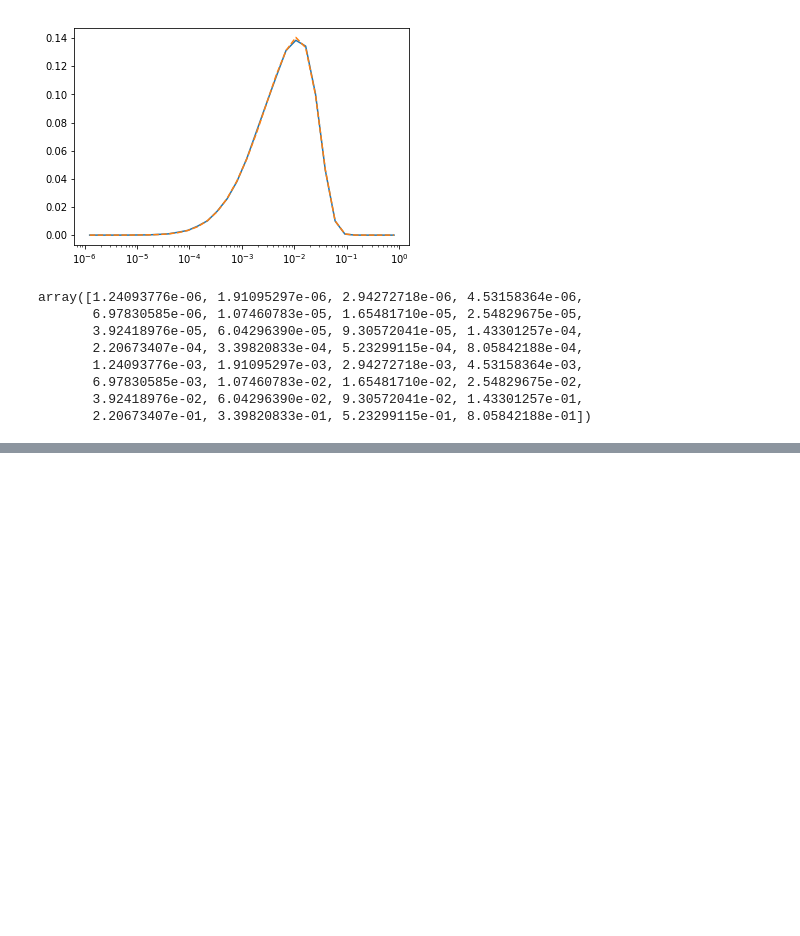
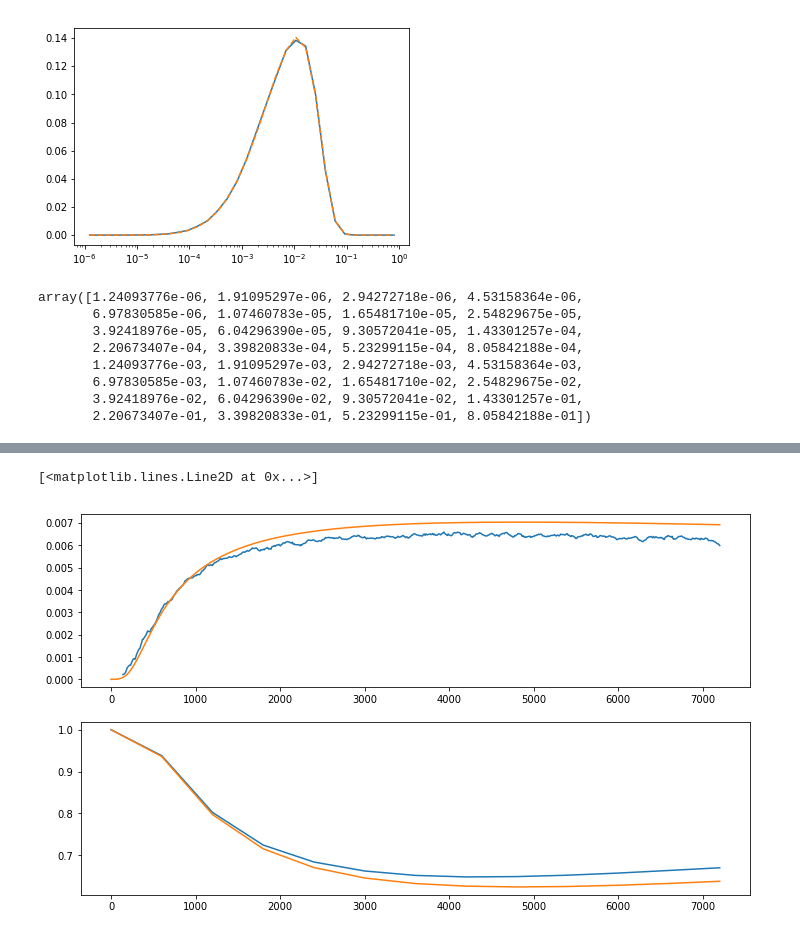
Before and after one commit to nordam/Eulerian-and-Lagrangian-methods, a Jupyter notebook: notebooks/Debugging.ipynb, the cells around one changed output, grey strips where cells are left out. Saved outputs shown, nothing was run; the diff lists cells and outputs as text; code cells hidden in the pictures; blank space fills up the shorter version.

```diff
--- a/notebooks/Debugging.ipynb
+++ b/notebooks/Debugging.ipynb
@@ -654,0 +694,7 @@ array([1.24093776e-06, 1.91095297e-06, 2.94272718e-06, 4.53158364e-06,
+# %%
+def sliding_average(x, window = 9):
+    x_avg = np.zeros_like(x)
+    x_tmp = np.pad(x, pad_width=int(window/2) + 1, mode = 'edge')
+    for i in range(len(x)):
+        x_avg[i] = np.mean(x_tmp[i+int(window/2):i+int(window/2)+window])
+    return x_avg
@@ -654,0 +718,17 @@ array([1.24093776e-06, 1.91095297e-06, 2.94272718e-06, 4.53158364e-06,
+# %%
+fig, ax = plt.subplots(nrows = 2, figsize = (12, 7))
+
+tE = np.linspace(0, 2*3600, len(average_added_eulerian))
+tL = np.linspace(0, 2*3600, len(average_added_lagrangian))
+
+ax[0].plot(tL, sliding_average(average_added_lagrangian))
+ax[0].plot(tE, average_added_eulerian)
+
+tL = np.linspace(0, 2*3600, ZL.shape[0])
+tE = np.linspace(0, 2*3600, CE.shape[0])
+
+ax[1].plot(tL, np.sum(ZL > -999, axis = 1) / Np)
+ax[1].plot(tE, np.sum(CE*dz, axis = (1,2)))
+# %% [output]
+[<matplotlib.lines.Line2D at 0x...>]
+[figure, added]
```
Also changed, not shown: parts of 13 cells of this notebook, 8 other files.
